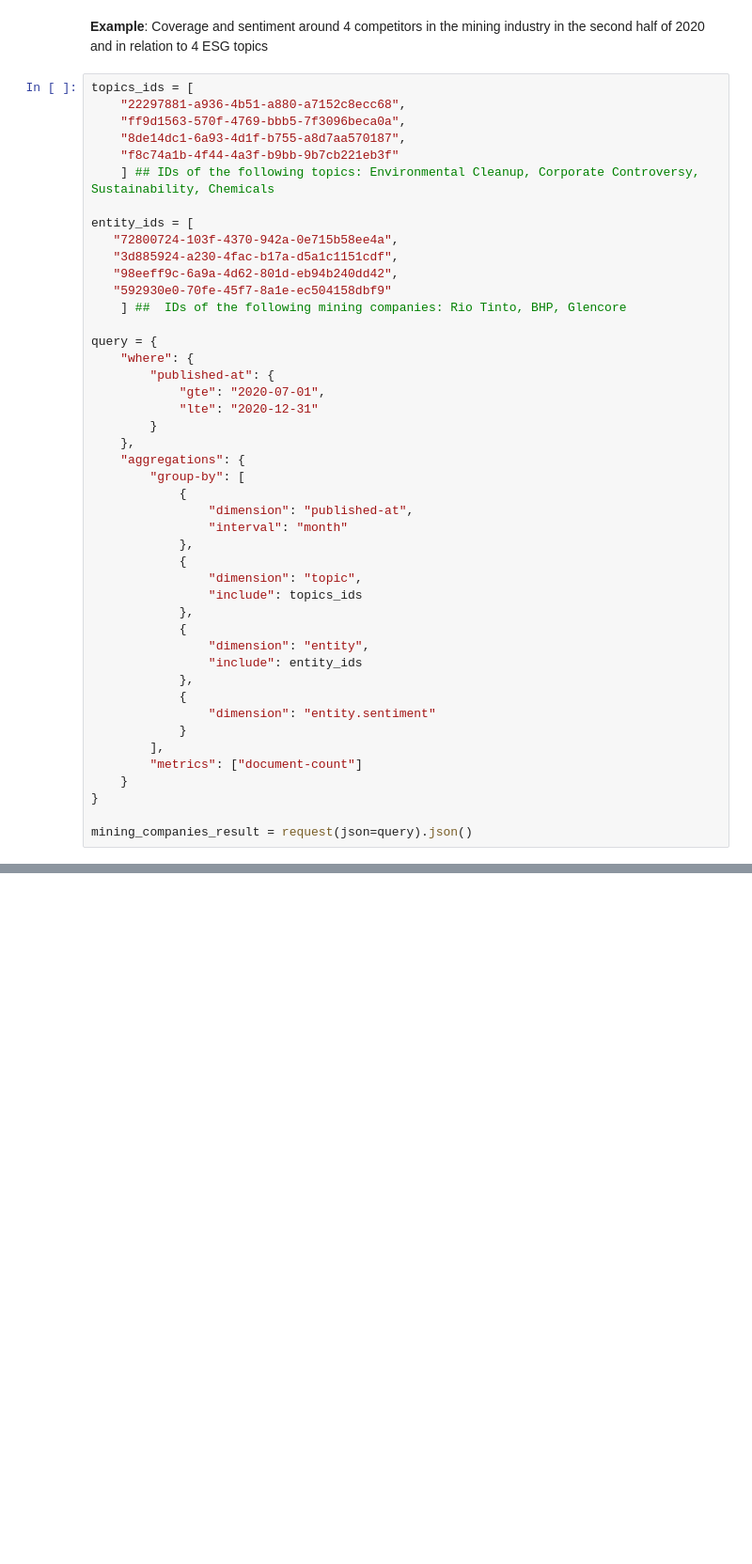
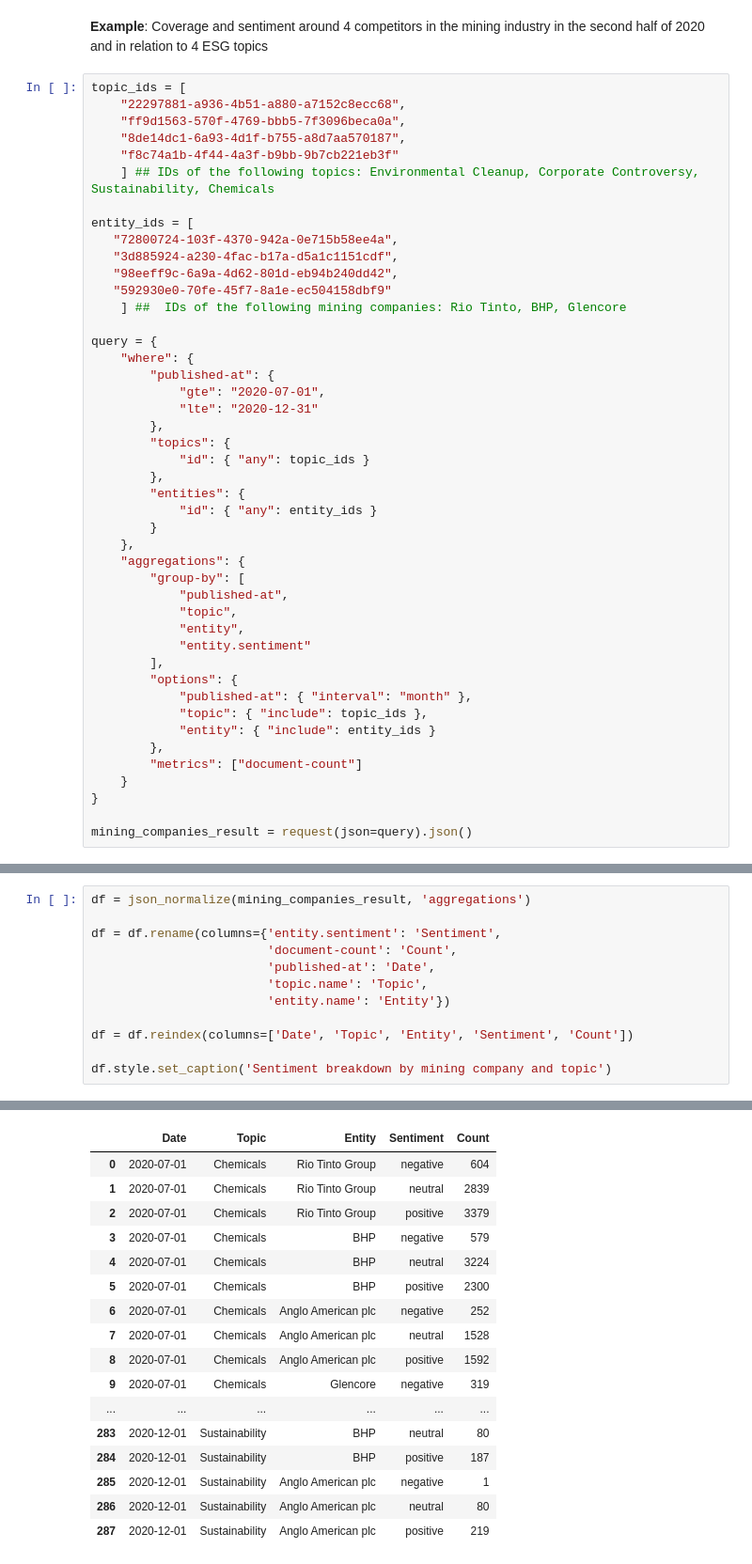
Before and after one commit to signal-ai/signal-api-tools, a Jupyter notebook: notebooks/trends_tutorial.ipynb, the cells around one changed output, grey strips where cells are left out. Shown at 94% size. Cells and saved outputs as stored; diff of their text form; blank space fills up the shorter version.

```diff
--- a/notebooks/trends_tutorial.ipynb
+++ b/notebooks/trends_tutorial.ipynb
@@ -368,7 +338,7 @@ Sentiment towards Uber in February 2021
 # %% [markdown]
 **Example**: Coverage and sentiment around 4 competitors in the mining industry in the second half of 2020 and in relation to 4 ESG topics
 # %%
-topics_ids = [
+topic_ids = [
     "22297881-a936-4b51-a880-a7152c8ecc68",
     "ff9d1563-570f-4769-bbb5-7f3096beca0a",
     "8de14dc1-6a93-4d1f-b755-a8d7aa570187",
@@ -387,26 +357,26 @@ query = {
         "published-at": {
             "gte": "2020-07-01",
             "lte": "2020-12-31"
+        },
+        "topics": {
+            "id": { "any": topic_ids }
+        },
+        "entities": {
+            "id": { "any": entity_ids }
         }
     },
     "aggregations": {
         "group-by": [
-            {
-                "dimension": "published-at",
-                "interval": "month"
-            },
-            {
-                "dimension": "topic",
-                "include": topics_ids
-            },
-            {
-                "dimension": "entity",
-                "include": entity_ids
-            },
-            {
-                "dimension": "entity.sentiment"
-            }
+            "published-at",
+            "topic",
+            "entity",
+            "entity.sentiment"
         ],
+        "options": {
+            "published-at": { "interval": "month" },
+            "topic": { "include": topic_ids },
+            "entity": { "include": entity_ids }
+        },
         "metrics": ["document-count"]
     }
 }
@@ -457,0 +385,13 @@ Sentiment breakdown by mining company and topic
+# %%
+df = json_normalize(mining_companies_result, 'aggregations')
+
+df = df.rename(columns={'entity.sentiment': 'Sentiment',
+                        'document-count': 'Count',
+                        'published-at': 'Date',
+                        'topic.name': 'Topic',
+                        'entity.name': 'Entity'})
+
+df = df.reindex(columns=['Date', 'Topic', 'Entity', 'Sentiment', 'Count'])
+
+df.style.set_caption('Sentiment breakdown by mining company and topic')
+# %% [output]
@@ -457,0 +399,17 @@ Sentiment breakdown by mining company and topic
+|  | Date | Topic | Entity | Sentiment | Count |
+| 0 | 2020-07-01 | Chemicals | Rio Tinto Group | negative | 604 |
+| 1 | 2020-07-01 | Chemicals | Rio Tinto Group | neutral | 2839 |
+| 2 | 2020-07-01 | Chemicals | Rio Tinto Group | positive | 3379 |
+| 3 | 2020-07-01 | Chemicals | BHP | negative | 579 |
+| 4 | 2020-07-01 | Chemicals | BHP | neutral | 3224 |
+| 5 | 2020-07-01 | Chemicals | BHP | positive | 2300 |
+| 6 | 2020-07-01 | Chemicals | Anglo American plc | negative | 252 |
+| 7 | 2020-07-01 | Chemicals | Anglo American plc | neutral | 1528 |
+| 8 | 2020-07-01 | Chemicals | Anglo American plc | positive | 1592 |
+| 9 | 2020-07-01 | Chemicals | Glencore | negative | 319 |
+| ... | ... | ... | ... | ... | ... |
+| 283 | 2020-12-01 | Sustainability | BHP | neutral | 80 |
+| 284 | 2020-12-01 | Sustainability | BHP | positive | 187 |
+| 285 | 2020-12-01 | Sustainability | Anglo American plc | negative | 1 |
+| 286 | 2020-12-01 | Sustainability | Anglo American plc | neutral | 80 |
+| 287 | 2020-12-01 | Sustainability | Anglo American plc | positive | 219 |
```
Also changed, not shown: parts of 9 cells of this notebook.
